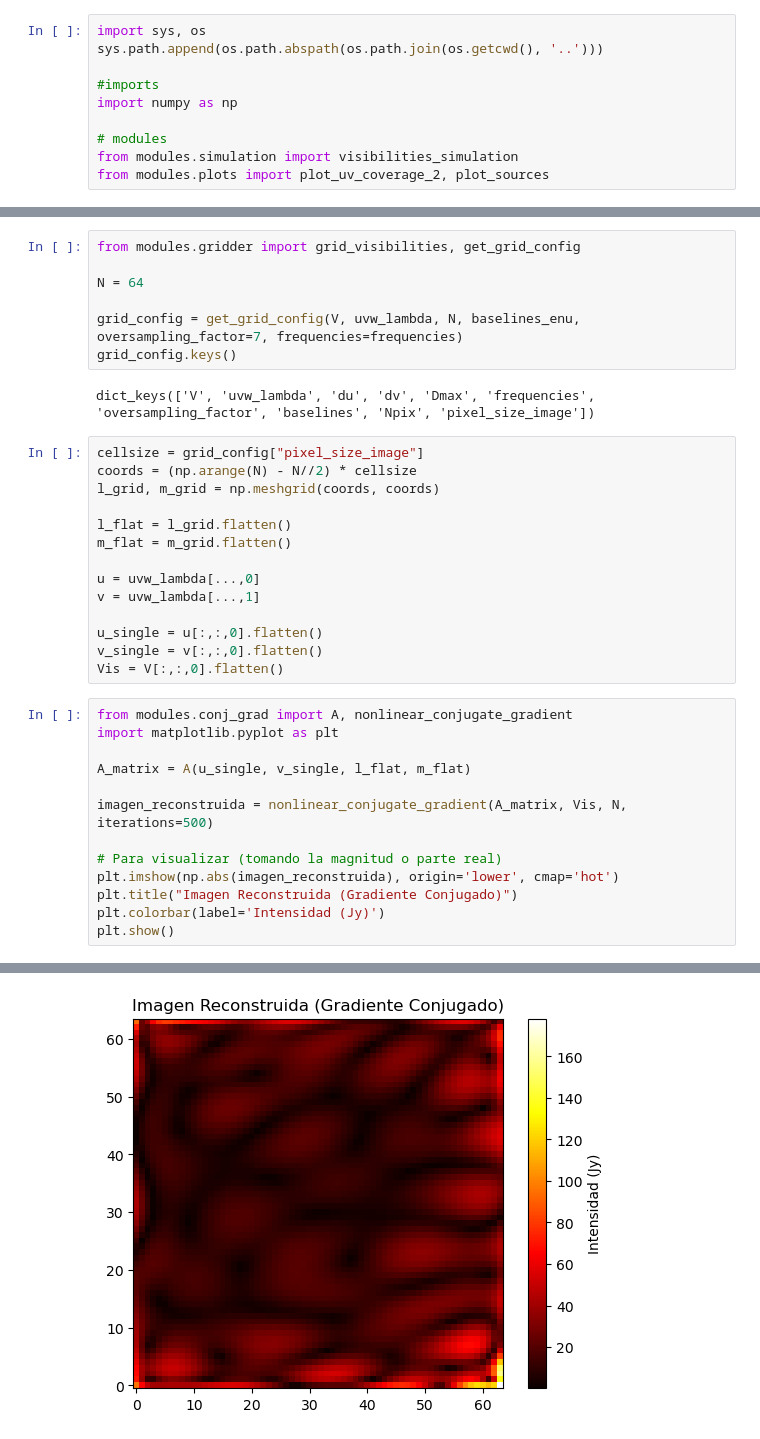
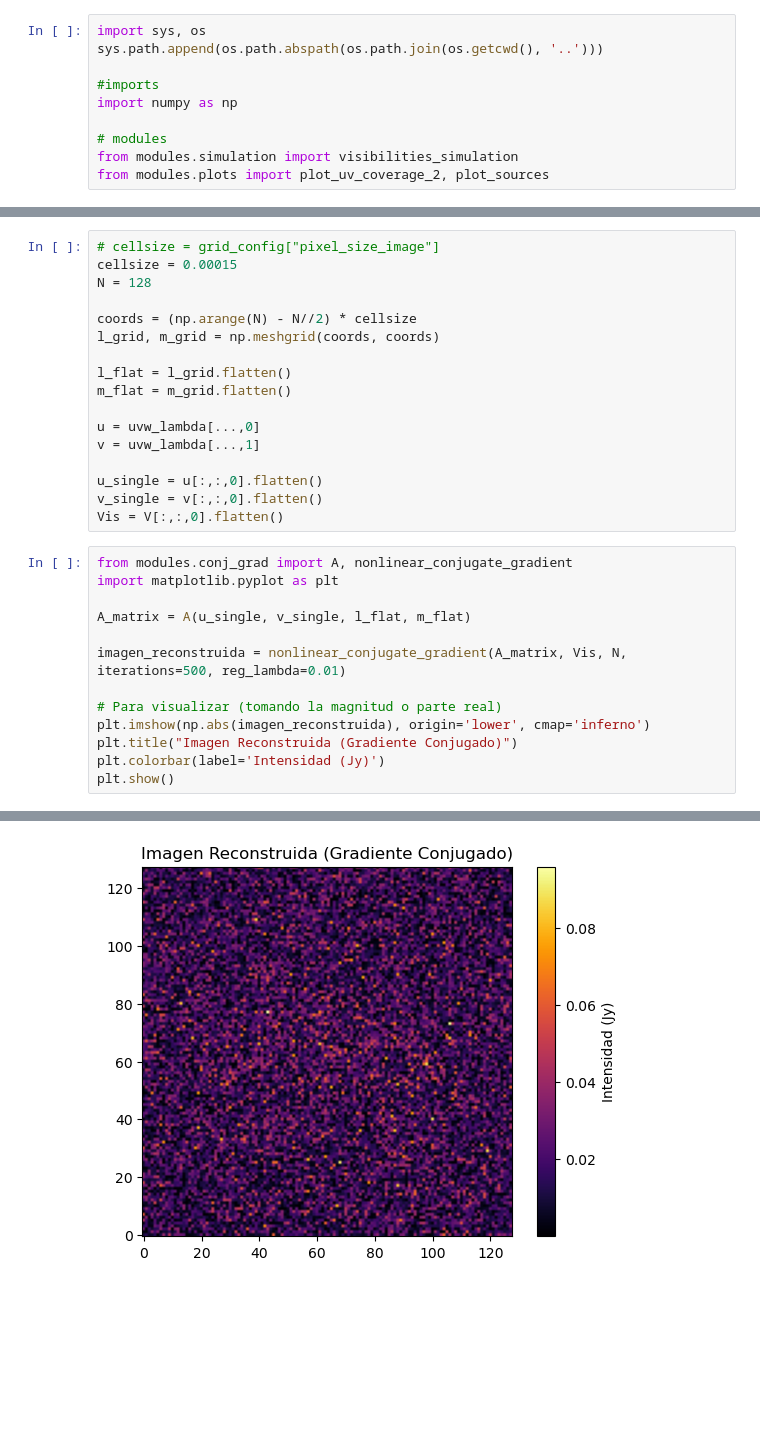
Before and after one commit to Mieres7/RadioInterferometry, a Jupyter notebook: TallerDeInvestigación/EP5.ipynb, the cells around one changed output, grey strips where cells are left out. Cells and saved outputs as stored; diff of their text form; blank space fills up the shorter version.

```diff
--- a/TallerDeInvestigación/EP5.ipynb
+++ b/TallerDeInvestigación/EP5.ipynb
@@ -52,14 +55,8 @@ plot_sources(l,m,sources)
-# %%
-from modules.gridder import grid_visibilities, get_grid_config
-
-N = 64
-
-grid_config = get_grid_config(V, uvw_lambda, N, baselines_enu, oversampling_factor=7, frequencies=frequencies)
-grid_config.keys()
-# %% [output]
-dict_keys(['V', 'uvw_lambda', 'du', 'dv', 'Dmax', 'frequencies', 'oversampling_factor', 'baselines', 'Npix', 'pixel_size_image'])
 # %%
-cellsize = grid_config["pixel_size_image"]
+# cellsize = grid_config["pixel_size_image"]
+cellsize = 0.00015
+N = 128
+
 coords = (np.arange(N) - N//2) * cellsize
 l_grid, m_grid = np.meshgrid(coords, coords)
 
@@ -78,10 +75,10 @@ import matplotlib.pyplot as plt
 
 A_matrix = A(u_single, v_single, l_flat, m_flat)
 
-imagen_reconstruida = nonlinear_conjugate_gradient(A_matrix, Vis, N, iterations=500)
+imagen_reconstruida = nonlinear_conjugate_gradient(A_matrix, Vis, N, iterations=500, reg_lambda=0.01)
 
 # Para visualizar (tomando la magnitud o parte real)
-plt.imshow(np.abs(imagen_reconstruida), origin='lower', cmap='hot')
+plt.imshow(np.abs(imagen_reconstruida), origin='lower', cmap='inferno')
 plt.title("Imagen Reconstruida (Gradiente Conjugado)")
 plt.colorbar(label='Intensidad (Jy)')
 plt.show()
@@ -106 +87 @@ Iteración 495: Norm Residual = 3.8149e+02
-[figure, old version]
+[figure, new version]
```
Also changed, not shown: parts of 6 cells of this notebook, 1 other file.
